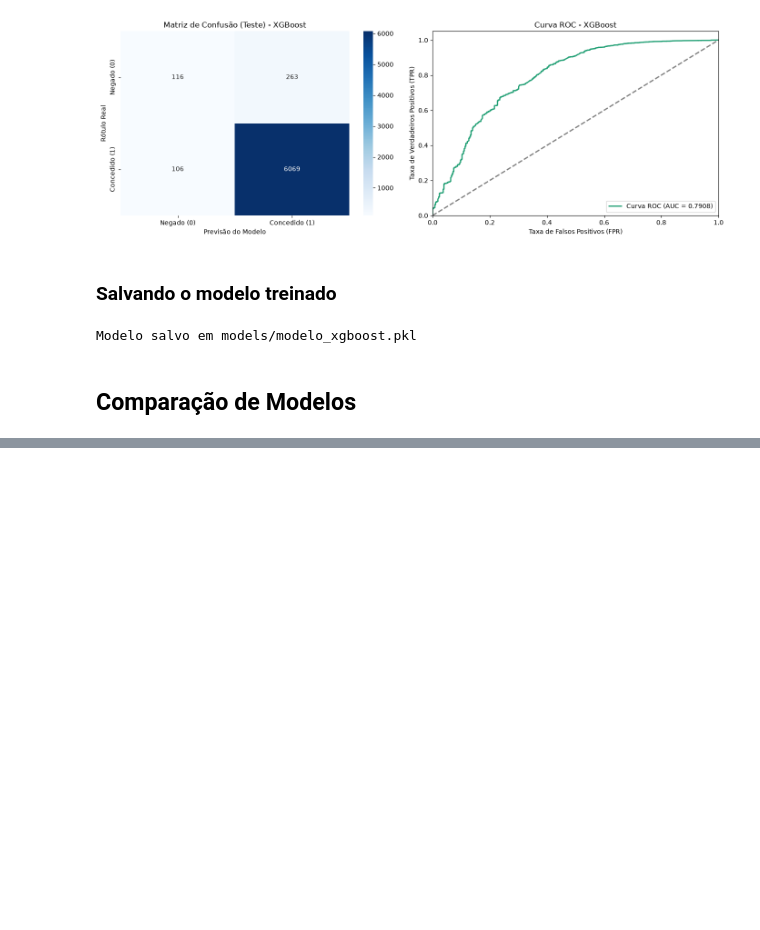
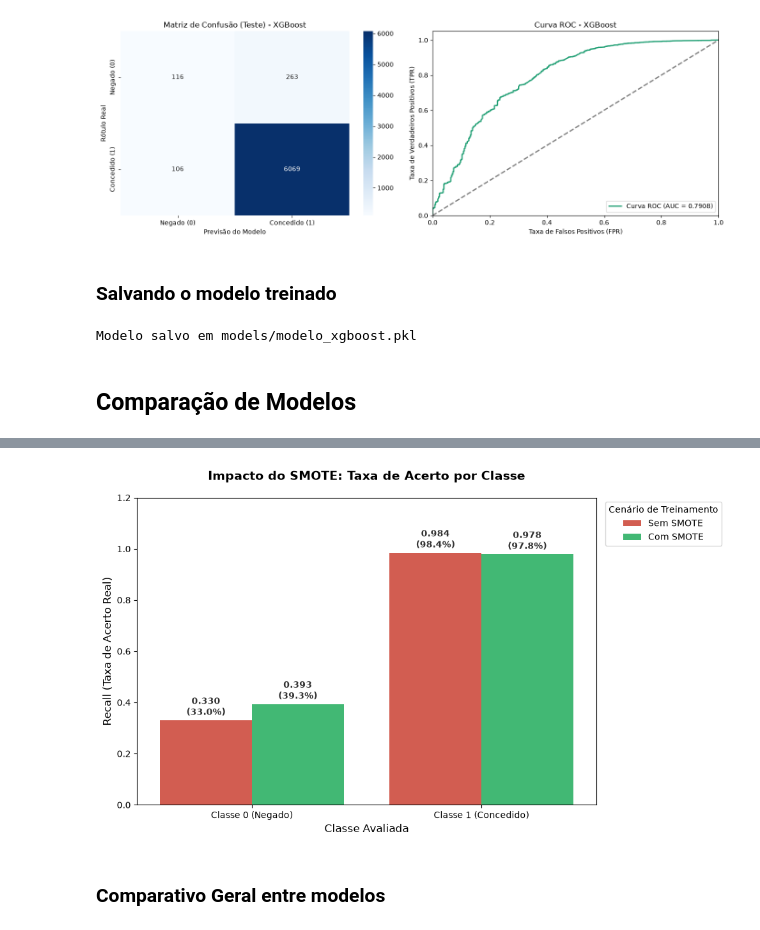
Before and after one commit to arthurtdl/access-grant-prediction, a Jupyter notebook: notebooks/models.ipynb, the cells around one changed output, grey strips where cells are left out. Saved outputs shown, nothing was run; the diff lists cells and outputs as text; code cells hidden in the pictures; blank space fills up the shorter version.

```diff
--- a/notebooks/models.ipynb
+++ b/notebooks/models.ipynb
@@ -673 +732,63 @@ Modelo salvo em models/modelo_xgboost.pkl
+# %%
+from sklearn.metrics import recall_score
+import pandas as pd
+import matplotlib.pyplot as plt
+import seaborn as sns
+import joblib
+
+# 1. Carregando os modelos específicos
+modelo_rf_com_smote = joblib.load('../models/modelo_random_forest.pkl')
+
+# 2. Gerando as previsões com os modelos corretos
+y_pred_com_smote = modelo_rf_com_smote.predict(X_test)
+y_pred_sem_smote = modelo_rf_sem_smote.predict(X_test)
+
+# 3. Extraindo o Recall isolado para a Classe 0 (Negado) e Classe 1 (Concedido)
+dados_recall = {
+    'Modelo': ['Sem SMOTE', 'Sem SMOTE', 'Com SMOTE', 'Com SMOTE'],
+    'Classe': ['Classe 0 (Negado)', 'Classe 1 (Concedido)', 'Classe 0 (Negado)', 'Classe 1 (Concedido)'],
+    'Taxa de Acerto (Recall)': [
+        recall_score(y_test, y_pred_sem_smote, pos_label=0),
+        recall_score(y_test, y_pred_sem_smote, pos_label=1),
+        recall_score(y_test, y_pred_com_smote, pos_label=0),
+        recall_score(y_test, y_pred_com_smote, pos_label=1)
+    ]
+}
+
+df_recall_classes = pd.DataFrame(dados_recall)
+
+# 4. Plotando o gráfico focado no problema real
+plt.figure(figsize=(10, 6))
+
+ax = sns.barplot(
+    x='Classe',
+    y='Taxa de Acerto (Recall)',
+    hue='Modelo',
+    data=df_recall_classes,
+    palette=['#e74c3c', '#2ecc71'] # Vermelho (Sem SMOTE) e Verde (Com SMOTE)
+)
+
+# 5. Adicionando os valores em cima das barras com porcentagem
+for p in ax.patches:
+    altura = p.get_height()
+    if altura > 0:
+        ax.annotate(f'{altura:.3f}\n({altura*100:.1f}%)',
+                    (p.get_x() + p.get_width() / 2., altura),
+                    ha='center', va='center',
+                    xytext=(0, 15),
+                    textcoords='offset points',
+                    fontsize=10, fontweight='bold', color='#333333')
+
+plt.title('Impacto do SMOTE: Taxa de Acerto por Classe', fontsize=14, pad=20, fontweight='bold')
+plt.xlabel('Classe Avaliada', fontsize=12)
+plt.ylabel('Recall (Taxa de Acerto Real)', fontsize=12)
+plt.ylim(0, 1.20)
+
+plt.legend(title='Cenário de Treinamento', bbox_to_anchor=(1.01, 1), loc='upper left')
+plt.tight_layout()
+plt.show()
+# %% [output]
+[figure, added]
+# %% [markdown]
+### Comparativo Geral entre modelos
 # %%
```
Also changed, not shown: parts of 6 cells of this notebook.
